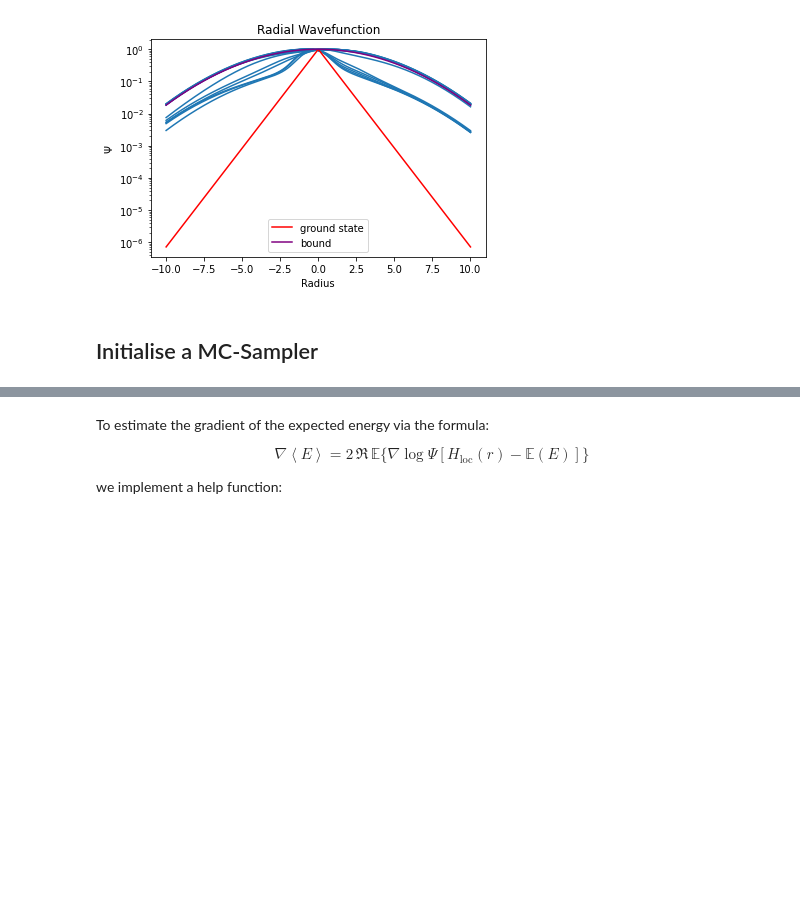
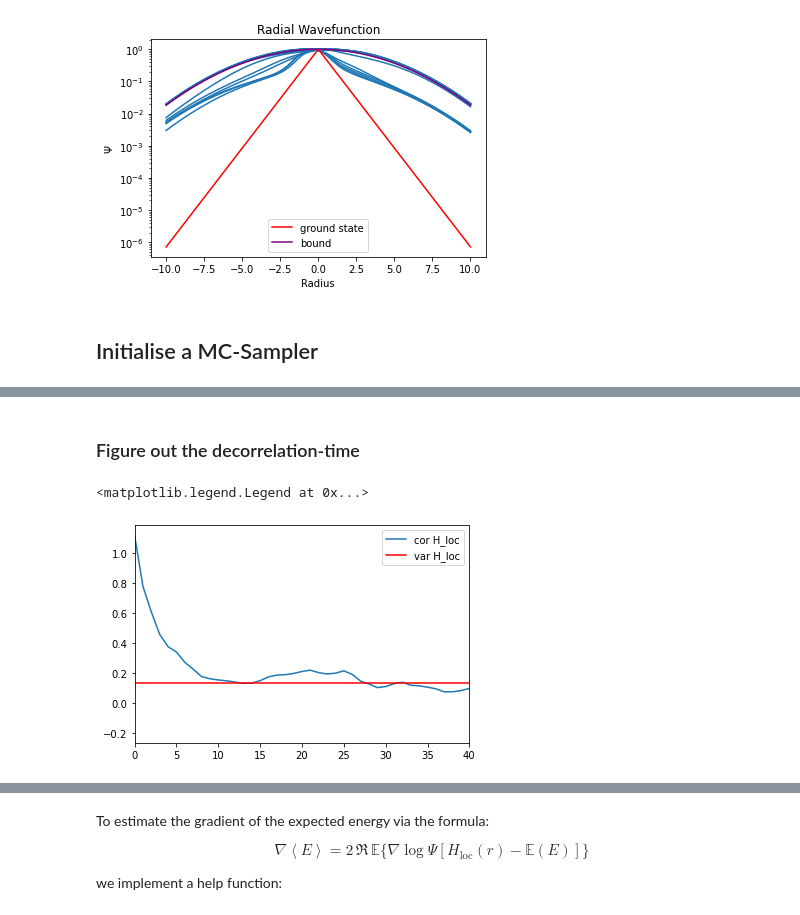
Before and after one commit to evanwonisch/NeuralQuantumStates, a Jupyter notebook: run/hydrogen_variable_bound.ipynb, the cells around one changed output, grey strips where cells are left out. Cells and saved outputs as stored; diff of their text form; code cells hidden in the pictures; blank space fills up the shorter version.

```diff
--- a/run/hydrogen_variable_bound.ipynb
+++ b/run/hydrogen_variable_bound.ipynb
@@ -127,0 +133,10 @@ print("Energy Error in units of MC deviation:", jnp.abs(jnp.mean(H_loc) + 1)/jnp
+# %% [markdown]
+### Figure out the decorrelation-time
+# %%
+plt.plot(jnp.correlate(H_loc-jnp.mean(H_loc), H_loc[0:2000])/jnp.std(H_loc[0:2000])**2/2000, label = "cor H_loc")
+plt.axhline(jnp.std(H_loc)**2, color = "r", label = "var H_loc")
+plt.xlim(0, 40)
+plt.legend()
+# %% [output]
+<matplotlib.legend.Legend at 0x...>
+[figure, added]
```
Also changed, not shown: parts of 9 cells of this notebook, 2 other files.
